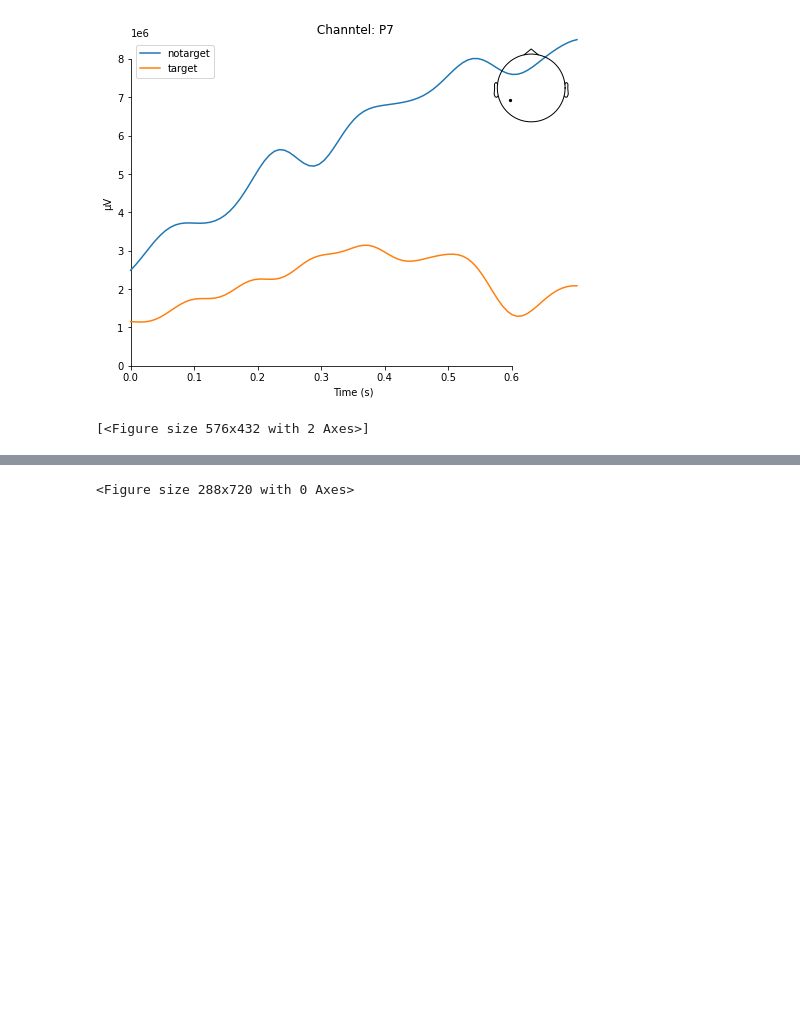
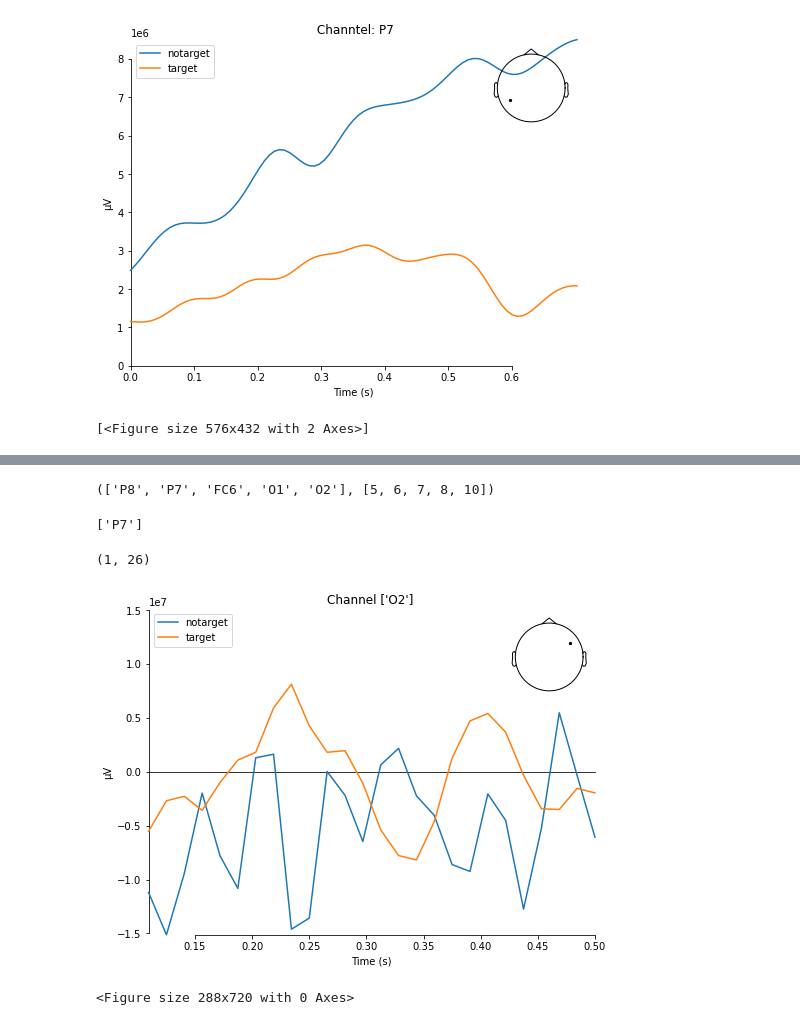
Before and after one commit to chMariyana/biosignal_stars, a Jupyter notebook: notebooks/notebook_21.07.ipynb, the cells around one changed output, grey strips where cells are left out. Drawn from its saved outputs; the diff is of its cells as text; code cells hidden in the pictures; blank space fills up the shorter version.

```diff
--- a/notebooks/notebook_21.07.ipynb
+++ b/notebooks/notebook_21.07.ipynb
@@ -387,0 +465,4 @@ Opening raw-browser...
+# %%
+t_start = event_times[trial_ind] - 1000
+t_end = t_start + total_trial_duration
+t_start, t_end, event_times[trial_ind]
@@ -389,0 +557,2 @@ from global_configs import globals as GLOB
+# %%
+highlights_seq = event_arr_orig[:, 2][event_arr_mod[:, 2]==20]
@@ -489,3 +813,25 @@ mne.viz.plot_compare_evokeds(evokeds, invert_y=inv_y, title=f" Channtel: {ch}")
+# %%
+selected_ch, ind_selected_ch
+# %% [output]
+(['P8', 'P7', 'FC6', 'O1', 'O2'], [5, 6, 7, 8, 10])
+# %%
+highlights_final_epochs[0].ch_names
+# %% [output]
+['P7']
+# %%
+highlights_final_epochs[0].get_data().shape
+# %% [output]
+(1, 26)
+# %%
+# avg_nt = epochs_highlights_notargets2_decim[:600].average(picks=ch)
+# avg_t = epochs_highlights_targets2_decim.average(picks=ch)
+
+# Plot the evoked potentials
+evokeds = dict(notarget=highlights_final_epochs[0].copy().pick(10), target=highlights_final_epochs[4].copy().pick(10))
+mne.viz.plot_compare_evokeds(evokeds, invert_y=0, title=f'Channel {ch} ')
+plt.show()
+# %% [output]
+[figure, added]
 # %%
 chans = ['P7', 'P8', 'F3', 'F4', 'FC5', 'FC6', 'O1', 'O2']
 for ch in chans:
```
Also changed, not shown: parts of 89 cells of this notebook, 5 other files.
